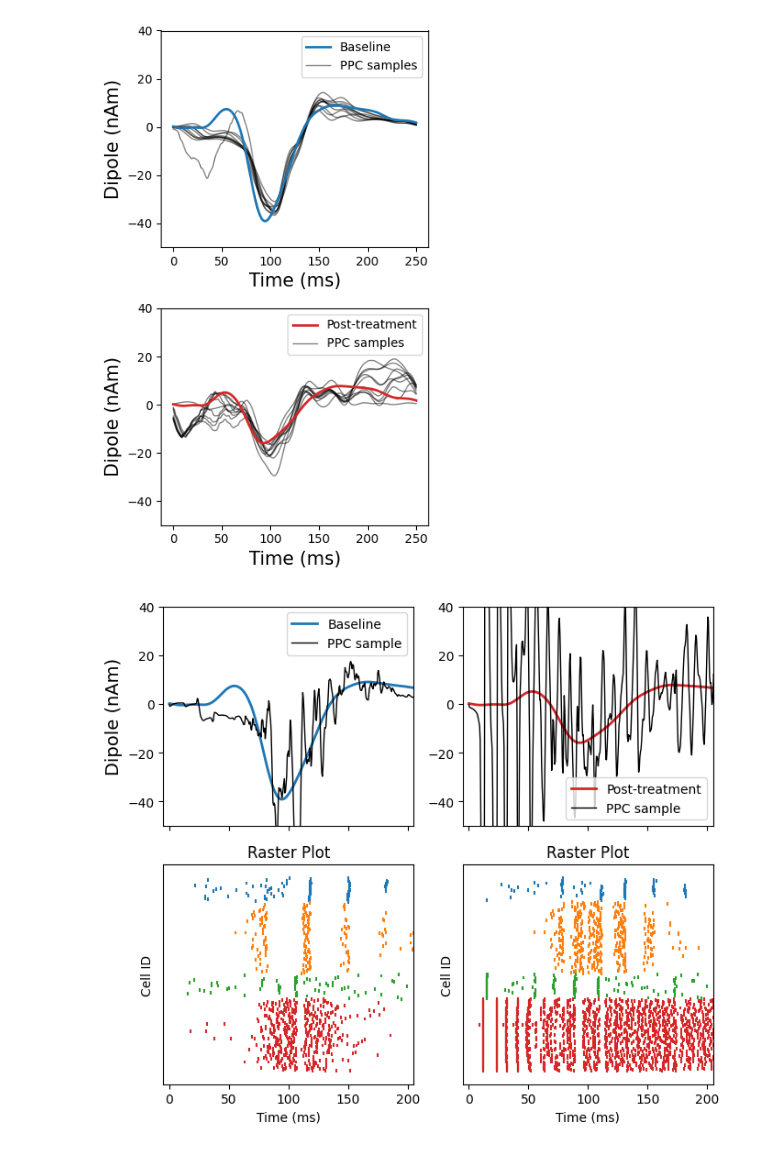
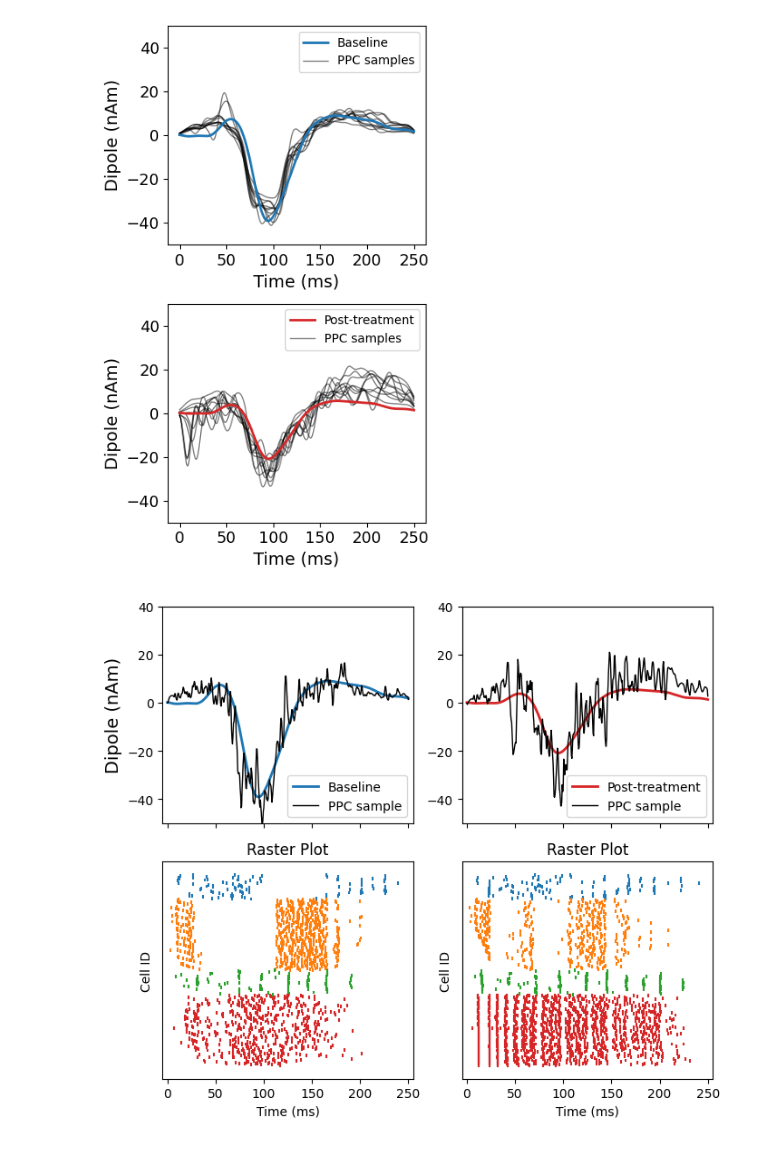
Before and after one commit to ntolley/hnn_jove, a Jupyter notebook: notebooks/drug_moa_sbi_ppc.ipynb, the cells around one changed output. Drawn from its saved outputs; the diff is of its cells as text; code cells hidden in the pictures.

```diff
--- a/notebooks/drug_moa_sbi_ppc.ipynb
+++ b/notebooks/drug_moa_sbi_ppc.ipynb
@@ -119,0 +121,3 @@ theta_train = np.array(theta_train)
+# %%
+mask = np.mean(dpl_list[:, :100], axis=1) > -1000
+print(np.sum(mask) / dpl_list.shape[0])
@@ -160,10 +179,12 @@ posterior = inference.build_posterior(density_estimator)
+# %%
+# Save posterior oject
+# with open("../data/sbi_posterior.pkl", "wb") as handle:
+#     pickle.dump(posterior, handle)
+
+# Load posterior object
+with open("../data/sbi_posterior.pkl", "rb") as handle:
+    posterior = pickle.load(handle)
 # %%
-# Load experimental biomarker
-dipole_experimental = read_dipole('../data/L_Contra.txt')
-baseline_cs = CubicSpline(dipole_experimental.times, dipole_experimental.data['agg'])
-
-baseline_dpl = baseline_cs(times)
-
 labelsize = 13
 ticksize = 10
 titlesize = 13
@@ -174,8 +195,8 @@ titlesize = 13
 # biomarker_scale = -0.1
 # gauss = norm.pdf(times, loc=10, scale=40)
 
-biomarker_scale = 0.4
-gauss = norm.pdf(times, loc=100, scale=40)
+biomarker_scale = 0.5
+gauss = norm.pdf(times, loc=20, scale=200)
 
 # biomarker_scale = 2
 # gauss = norm.pdf(times, loc=120, scale=30)
@@ -319,6 +340,6 @@ Loading custom mechanism files from /users/ntolley/.conda/envs/jaxley2/lib/pytho
 # %%
 downsample = 20
-ppc_dpl = [res['dpl'][0].copy().smooth(30).scale(scale_factor).data['agg'][::downsample] for res in ppc_results['simulated_data'][0]]
+ppc_dpl = [res['dpl'][0].copy().smooth(20).scale(scale_factor).data['agg'][::downsample] for res in ppc_results['simulated_data'][0]]
 baseline_ppc_dpl = np.stack(ppc_dpl[:n_ppc_sims])
 biomarker_ppc_dpl = np.stack(ppc_dpl[n_ppc_sims:])
 
@@ -330,7 +351,7 @@ plt.plot([0,0], [1000,100], color='k', alpha=0.5, linewidth=1, label='PPC sample
 
 
 ymin = -50
-ymax = 40
+ymax = 50
 
 plt.legend(loc='upper right')
 plt.xticks(fontsize=ticksize)
@@ -357,9 +378,9 @@ plt.xlabel('Time (ms)', fontsize=labelsize)
 
 plt.tight_layout()
 # %% [output]
-[figure, old version]
+[figure, new version]
 # %%
-ppc_sample_idx = 1
+ppc_sample_idx = 2
 
 ppc_dpl = [res['dpl'][0].copy().smooth(1).scale(scale_factor).data['agg'][::downsample] for res in ppc_results['simulated_data'][0]]
 ppc_net = [res['net'] for res in ppc_results['simulated_data'][0]]
@@ -368,35 +389,35 @@ baseline_ppc_dpl = np.stack(ppc_dpl[:n_ppc_sims])
 baseline_ppc_net = np.stack(ppc_net[:n_ppc_sims])
 
 biomarker_ppc_dpl = np.stack(ppc_dpl[n_ppc_sims:])
 biomarker_ppc_net = np.stack(ppc_net[n_ppc_sims:])
 ticksize = 13
 labelsize = 14
 titlesize = 16
 
 times = np.linspace(0, tstop, len(baseline_dpl))
 
 
 fig, axes = plt.subplots(2, 2, figsize=(7,6), sharex=True)
 axes[0, 0].plot(times, baseline_dpl, linewidth=2, color=f'C0', label='Baseline')
 axes[0, 0].plot(times, baseline_ppc_dpl[ppc_sample_idx], linewidth=1, color='k', label='PPC sample')
 axes[0, 0].set_ylim(ymin, ymax)
 axes[0, 0].set_ylabel('Dipole (nAm)', fontsize=labelsize)
-axes[0,0].legend()
+axes[0,0].legend(loc='lower right')
 baseline_ppc_net[0].cell_response.plot_spikes_raster(ax=axes[1,0], show=False, show_legend=False)
-axes[0, 0].set_xlim(-5, 205)
+axes[0, 0].set_xlim(-5, 255)
 
 
 axes[0, 1].plot(times, biomarker_dpl, linewidth=2, color=f'C3', label='Post-treatment')
 axes[0, 1].plot(times, biomarker_ppc_dpl[ppc_sample_idx], linewidth=1, color='k', label='PPC sample')
 axes[0, 1].set_ylim(ymin, ymax)
 axes[0, 0].set_ylabel('Dipole (nAm)', fontsize=labelsize)
-axes[0,1].legend()
+axes[0,1].legend(loc='lower right')
 biomarker_ppc_net[0].cell_response.plot_spikes_raster(ax=axes[1,1], show=False, show_legend=False)
-axes[0, 1].set_xlim(-5, 205)
+axes[0, 1].set_xlim(-5, 255)
 
 
 
 
 plt.tight_layout()
 # %% [output]
-[figure, old version]
+[figure, new version]
```
Also changed, not shown: parts of 10 cells of this notebook, 8 other files.
